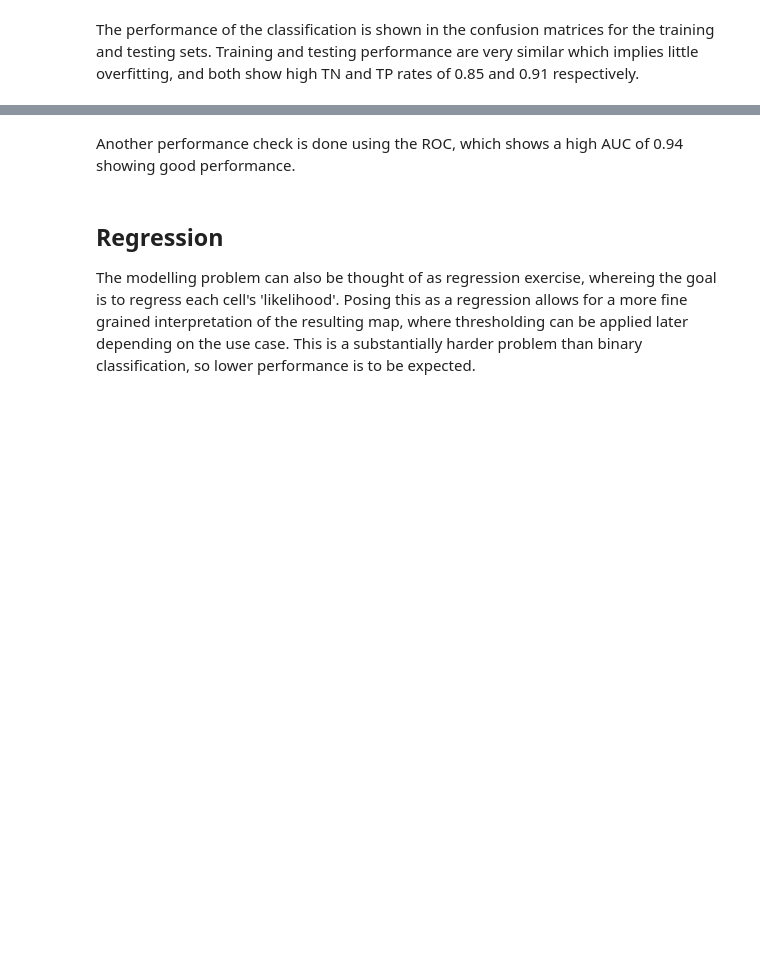
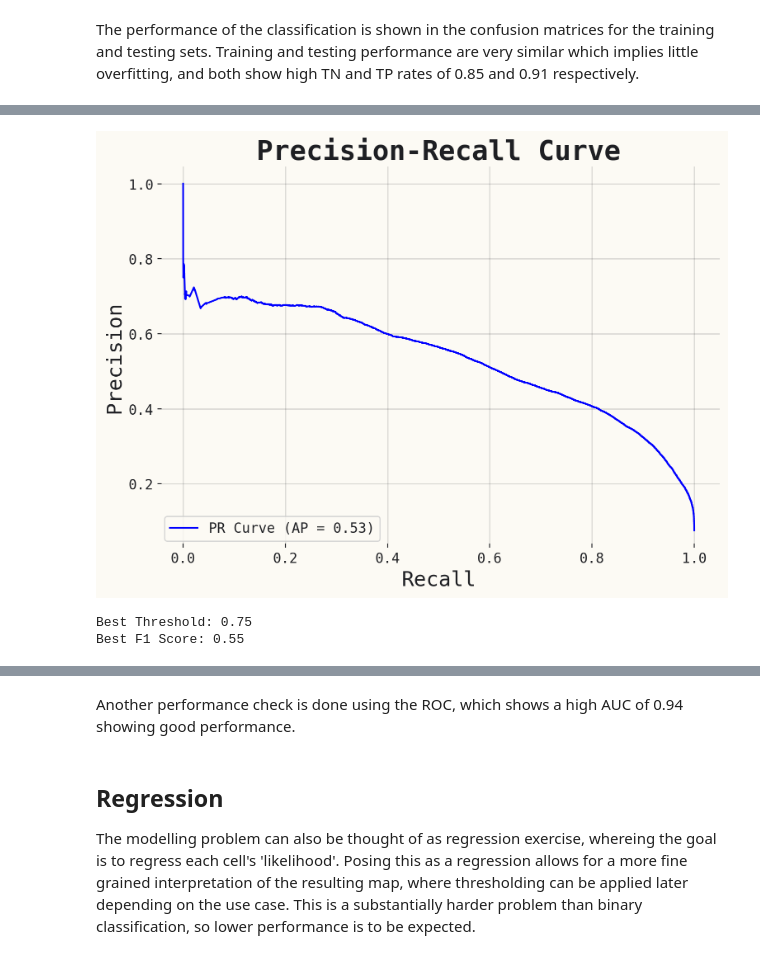
Before and after one commit to jerbeario/MasterThesis, a Jupyter notebook: Baseline/sandbox.ipynb, the cells around one changed output, grey strips where cells are left out. Cells and saved outputs as stored; diff of their text form; code cells hidden in the pictures; blank space fills up the shorter version.

Commit message:
classification baseline edit

```diff
--- a/Baseline/sandbox.ipynb
+++ b/Baseline/sandbox.ipynb
@@ -69,12 +69,9 @@ Some inputs are showing NaNs values, this is likely an error from the preporcess
 
 First, the problem is modeled as a binary classification exercise, where the counts are normalized between [0, 1] to represent a sort of likelihood, and a threshold is applied to seperate "low likelihood" and "high likelihood" cells as class 0 and 1 respectively.
 # %%
-threshold = 0.01
+threshold = 0
+y = (wildfire_counts > threshold).astype(int)
 
-
-# Convert to binary classification
-y = wildfire_counts / (wildfire_counts.max() + 1e-5)
-y = (y > threshold).astype(int)
 
 print(f"Label breakdown: {np.bincount(y)}")
 
@@ -189,0 +212,36 @@ plt.show()
+# %%
+from sklearn.metrics import precision_recall_curve, average_precision_score
+import matplotlib.pyplot as plt
+import numpy as np
+
+# Get predicted probabilities for the positive class
+y_test_proba = clf.predict_proba(X_test)[:, 1]
+
+# Calculate precision, recall, and thresholds
+precision, recall, thresholds = precision_recall_curve(y_test, y_test_proba)
+
+# Calculate the average precision score (AUC for PR curve)
+average_precision = average_precision_score(y_test, y_test_proba)
+
+# Plot the Precision-Recall curve
+plt.figure(figsize=(8, 6))
+plt.plot(recall, precision, color='blue', label=f"PR Curve (AP = {average_precision:.2f})")
+plt.xlabel("Recall")
+plt.ylabel("Precision")
+plt.title("Precision-Recall Curve")
+plt.legend(loc="lower left")
+plt.grid()
+plt.show()
+
+# Find the best threshold (closest to the top-right corner of the PR curve)
+f1_scores = 2 * (precision * recall) / (precision + recall + 1e-8)  # Avoid division by zero
+best_threshold_index = np.argmax(f1_scores)
+best_threshold = thresholds[best_threshold_index]
+
+# Print the best threshold and corresponding F1 score
+print(f"Best Threshold: {best_threshold:.2f}")
+print(f"Best F1 Score: {f1_scores[best_threshold_index]:.2f}")
+# %% [output]
+[figure, added]
+Best Threshold: 0.75
+Best F1 Score: 0.55
```
Also changed, not shown: parts of 11 cells of this notebook, 6 other files.
